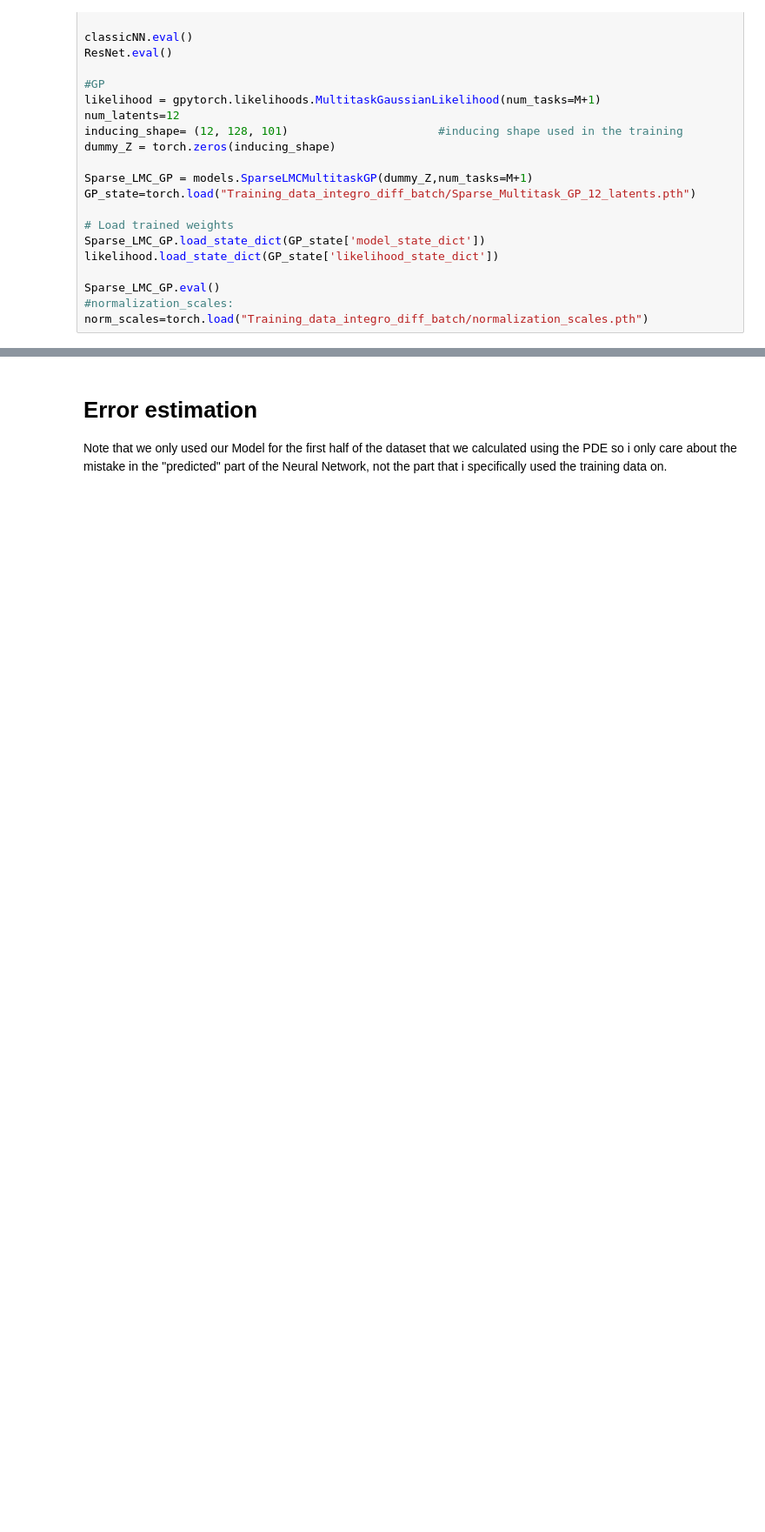
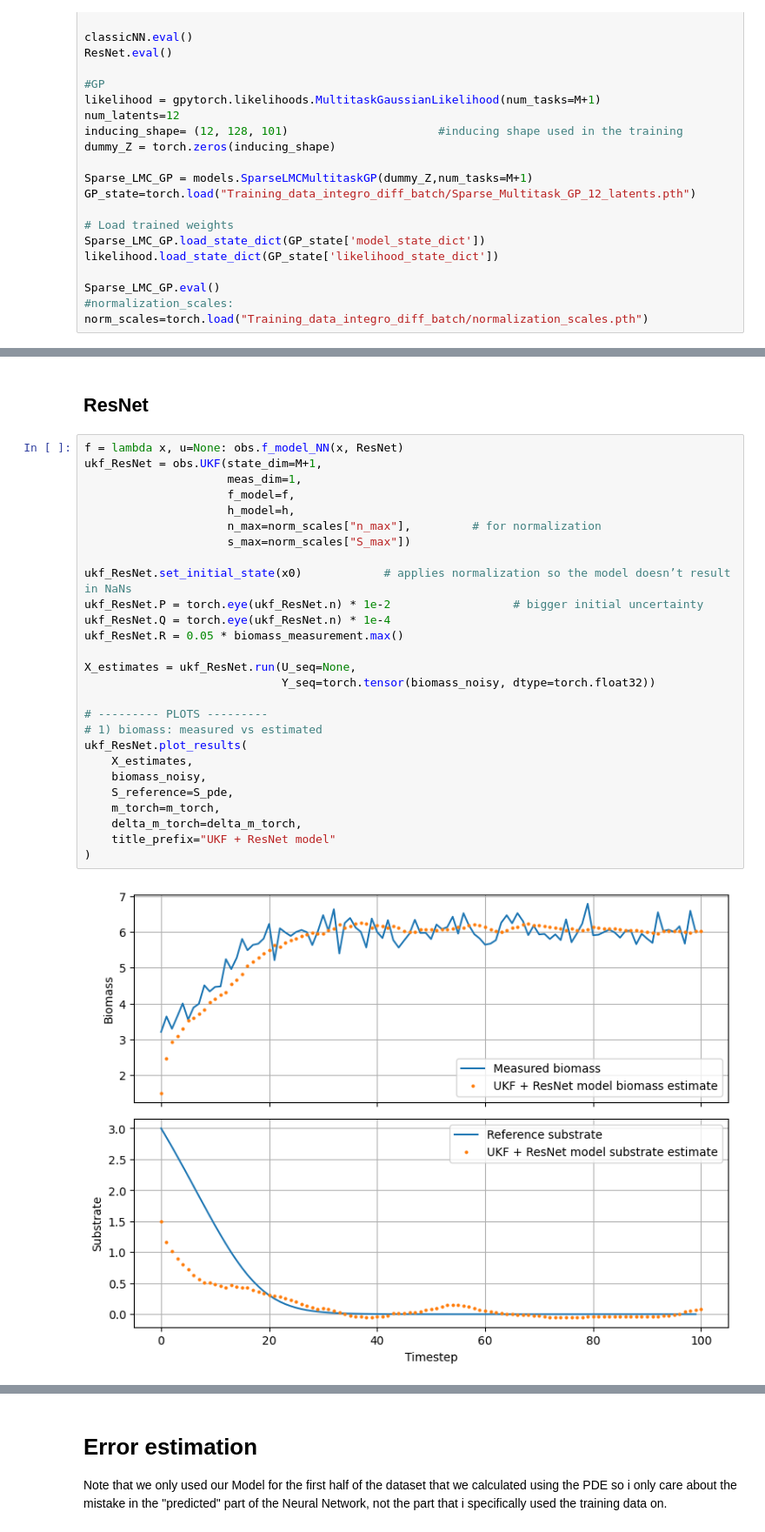
Before and after one commit to therealtoby1/Master, a Jupyter notebook: Cell_growth_integro_diff_Batch.ipynb, the cells around one changed output, grey strips where cells are left out. Shown at 87% size. Drawn from its saved outputs; the diff is of its cells as text; blank space fills up the shorter version.

```diff
--- a/Cell_growth_integro_diff_Batch.ipynb
+++ b/Cell_growth_integro_diff_Batch.ipynb
@@ -567,0 +573,31 @@ plt.grid(True); plt.legend(); plt.tight_layout(); plt.show()
+# %% [markdown]
+## ResNet
+# %%
+f = lambda x, u=None: obs.f_model_NN(x, ResNet)
+ukf_ResNet = obs.UKF(state_dim=M+1,
+                     meas_dim=1,
+                     f_model=f,
+                     h_model=h,
+                     n_max=norm_scales["n_max"],         # for normalization
+                     s_max=norm_scales["S_max"])
+
+ukf_ResNet.set_initial_state(x0)            # applies normalization so the model doesn’t result in NaNs
+ukf_ResNet.P = torch.eye(ukf_ResNet.n) * 1e-2                  # bigger initial uncertainty
+ukf_ResNet.Q = torch.eye(ukf_ResNet.n) * 1e-4
+ukf_ResNet.R = 0.05 * biomass_measurement.max()
+
+X_estimates = ukf_ResNet.run(U_seq=None,
+                             Y_seq=torch.tensor(biomass_noisy, dtype=torch.float32))
+
+# --------- PLOTS ---------
+# 1) biomass: measured vs estimated
+ukf_ResNet.plot_results(
+    X_estimates,
+    biomass_noisy,
+    S_reference=S_pde,
+    m_torch=m_torch,
+    delta_m_torch=delta_m_torch,
+    title_prefix="UKF + ResNet model"
+)
+# %% [output]
+[figure, added]
```
Also changed, not shown: parts of 8 cells of this notebook, 1 other file.
